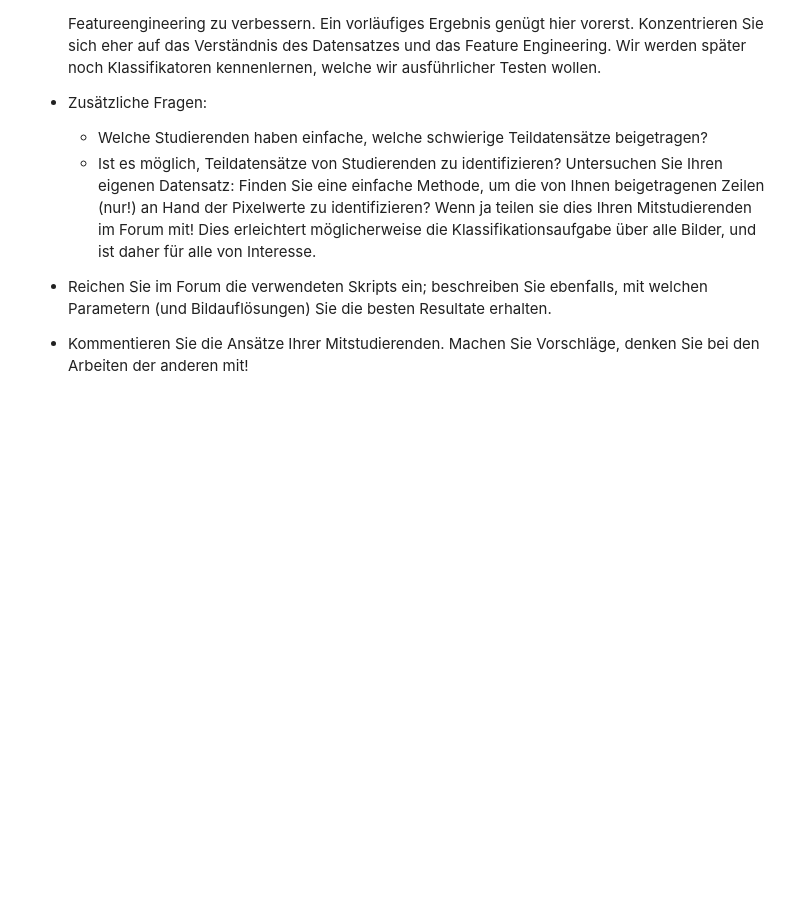
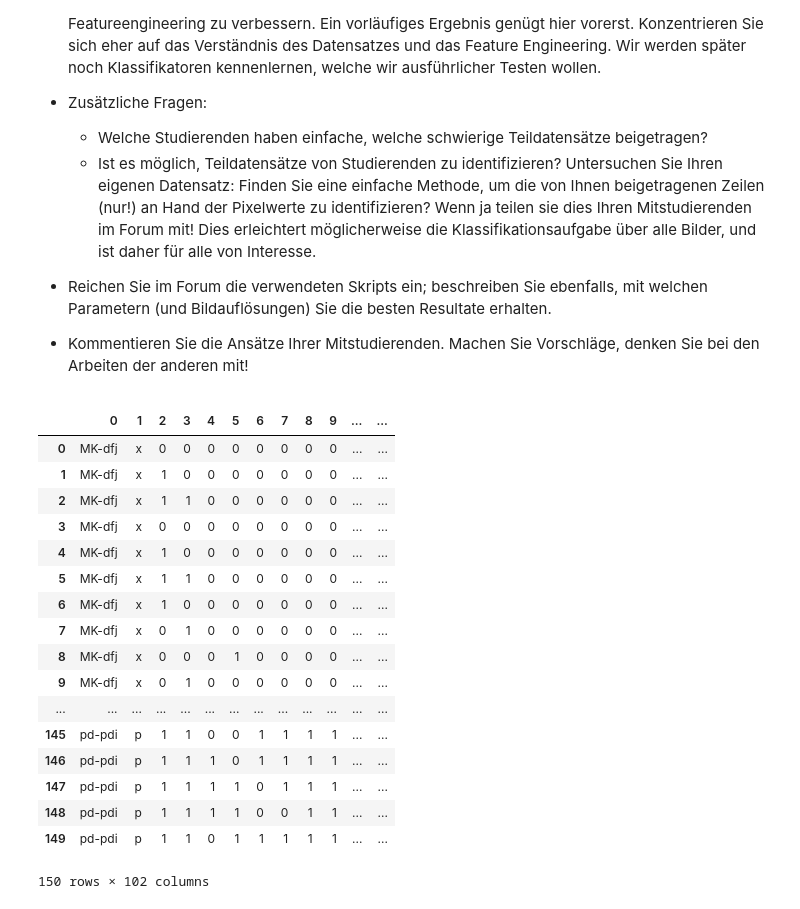
Before and after one commit to sipfli/cas_datenanalyse, a Jupyter notebook: PVA2/PVA2_Kollab_Aufgabe.ipynb, the cells around one changed output. Drawn from its saved outputs; the diff is of its cells as text; code cells hidden in the pictures; blank space fills up the shorter version.

```diff
--- a/PVA2/PVA2_Kollab_Aufgabe.ipynb
+++ b/PVA2/PVA2_Kollab_Aufgabe.ipynb
@@ -35,0 +32,24 @@ picdata = pd.csv_read('corrdata.csv')
+# %%
+gitload = 'https://raw.githubusercontent.com/sakuronohana/cas_datenanalyse/master/PVA2/Segment_pics/csvs/corrdata.csv'
+picdata = pd.DataFrame(pd.read_csv(gitload, header=None))
+
+picdata.head(150)
+# %% [output]
+|  | 0 | 1 | 2 | 3 | 4 | 5 | 6 | 7 | 8 | 9 | ... | ... |
+| 0 | MK-dfj | x | 0 | 0 | 0 | 0 | 0 | 0 | 0 | 0 | ... | ... |
+| 1 | MK-dfj | x | 1 | 0 | 0 | 0 | 0 | 0 | 0 | 0 | ... | ... |
+| 2 | MK-dfj | x | 1 | 1 | 0 | 0 | 0 | 0 | 0 | 0 | ... | ... |
+| 3 | MK-dfj | x | 0 | 0 | 0 | 0 | 0 | 0 | 0 | 0 | ... | ... |
+| 4 | MK-dfj | x | 1 | 0 | 0 | 0 | 0 | 0 | 0 | 0 | ... | ... |
+| 5 | MK-dfj | x | 1 | 1 | 0 | 0 | 0 | 0 | 0 | 0 | ... | ... |
+| 6 | MK-dfj | x | 1 | 0 | 0 | 0 | 0 | 0 | 0 | 0 | ... | ... |
+| 7 | MK-dfj | x | 0 | 1 | 0 | 0 | 0 | 0 | 0 | 0 | ... | ... |
+| 8 | MK-dfj | x | 0 | 0 | 0 | 1 | 0 | 0 | 0 | 0 | ... | ... |
+| 9 | MK-dfj | x | 0 | 1 | 0 | 0 | 0 | 0 | 0 | 0 | ... | ... |
+| ... | ... | ... | ... | ... | ... | ... | ... | ... | ... | ... | ... | ... |
+| 145 | pd-pdi | p | 1 | 1 | 0 | 0 | 1 | 1 | 1 | 1 | ... | ... |
+| 146 | pd-pdi | p | 1 | 1 | 1 | 0 | 1 | 1 | 1 | 1 | ... | ... |
+| 147 | pd-pdi | p | 1 | 1 | 1 | 1 | 0 | 1 | 1 | 1 | ... | ... |
+| 148 | pd-pdi | p | 1 | 1 | 1 | 1 | 0 | 0 | 1 | 1 | ... | ... |
+| 149 | pd-pdi | p | 1 | 1 | 0 | 1 | 1 | 1 | 1 | 1 | ... | ... |
+150 rows × 102 columns
```
Also changed, not shown: parts of 2 cells of this notebook.
